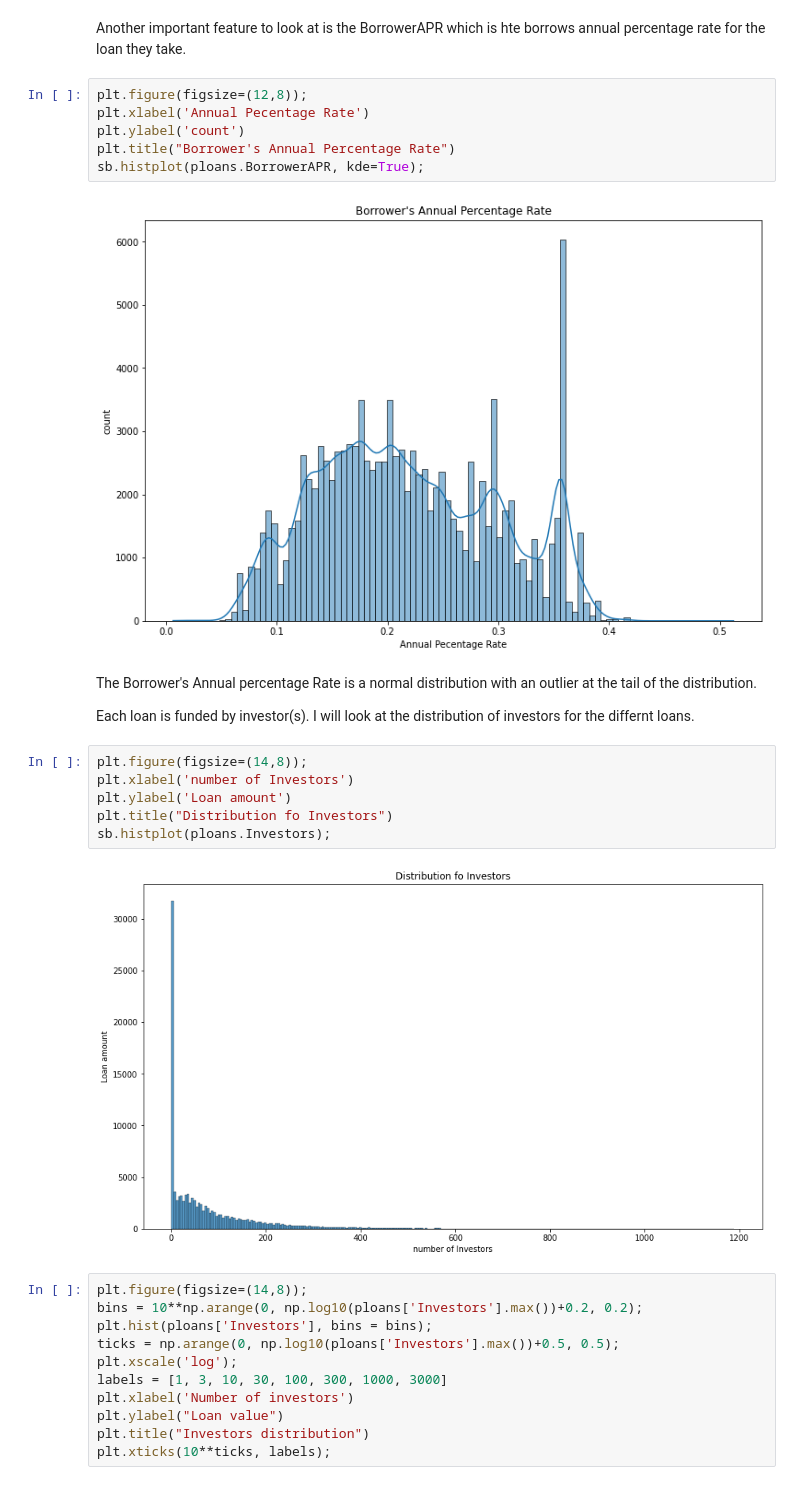
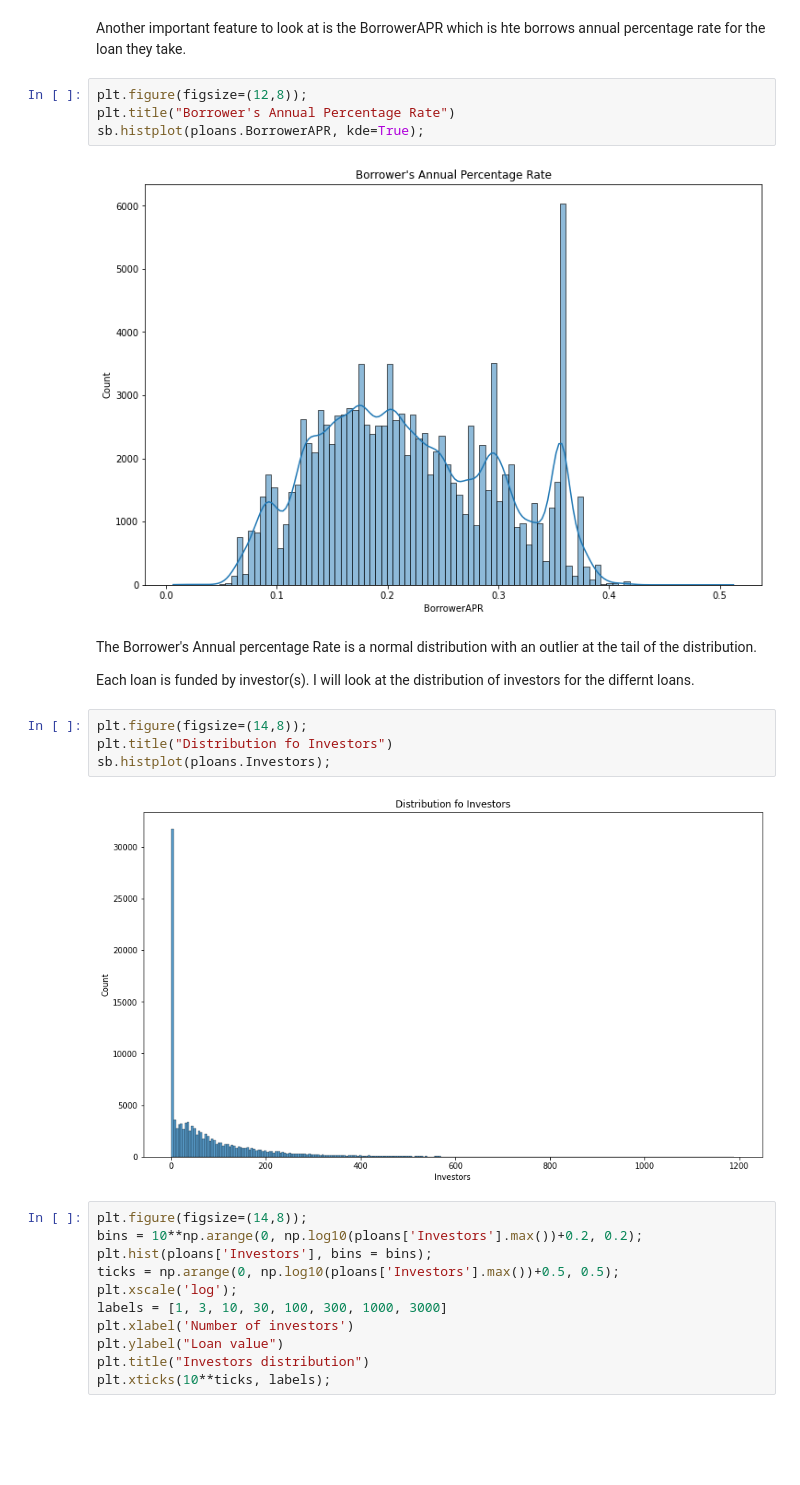
Before and after one commit to 3liud/loan-dataset-exploratoration, a Jupyter notebook: Notebooks/Part_I_exploration.ipynb, the cells around one changed output. Drawn from its saved outputs; the diff is of its cells as text; blank space fills up the shorter version.

```diff
--- a/Notebooks/Part_I_exploration.ipynb
+++ b/Notebooks/Part_I_exploration.ipynb
@@ -187,24 +195,20 @@ A majority of the Loans offered by the institution seem to be 36 months long fol
 Another important feature to look at is the BorrowerAPR which is hte borrows annual percentage rate for the loan they take.
 # %%
 plt.figure(figsize=(12,8));
-plt.xlabel('Annual Pecentage Rate')
-plt.ylabel('count')
 plt.title("Borrower's Annual Percentage Rate")
 sb.histplot(ploans.BorrowerAPR, kde=True);
 # %% [output]
-[figure, old version]
+[figure, new version]
 # %% [markdown]
 The Borrower's Annual percentage Rate is a normal distribution with an outlier at the tail of the distribution.
 
 Each loan is funded by investor(s). I will look at the distribution of investors for the differnt loans.
 # %%
 plt.figure(figsize=(14,8));
-plt.xlabel('number of Investors')
-plt.ylabel('Loan amount')
 plt.title("Distribution fo Investors")
 sb.histplot(ploans.Investors);
 # %% [output]
-[figure, old version]
+[figure, new version]
 # %%
 plt.figure(figsize=(14,8));
 bins = 10**np.arange(0, np.log10(ploans['Investors'].max())+0.2, 0.2);
```
Also changed, not shown: parts of 24 cells of this notebook.
